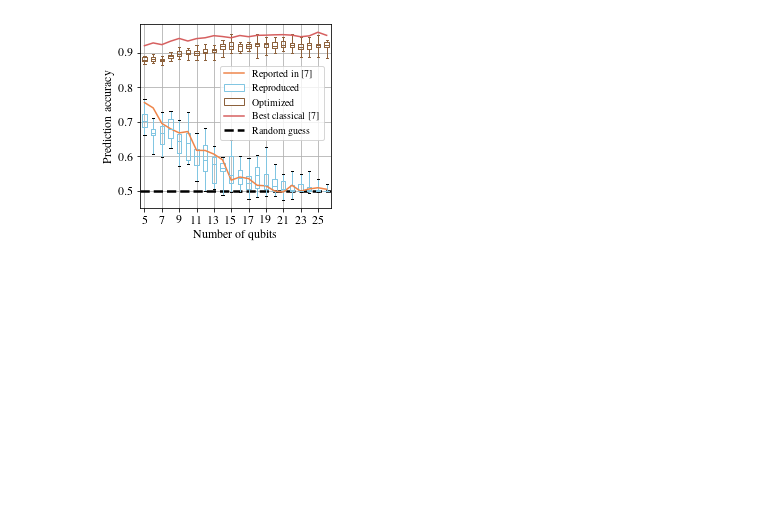
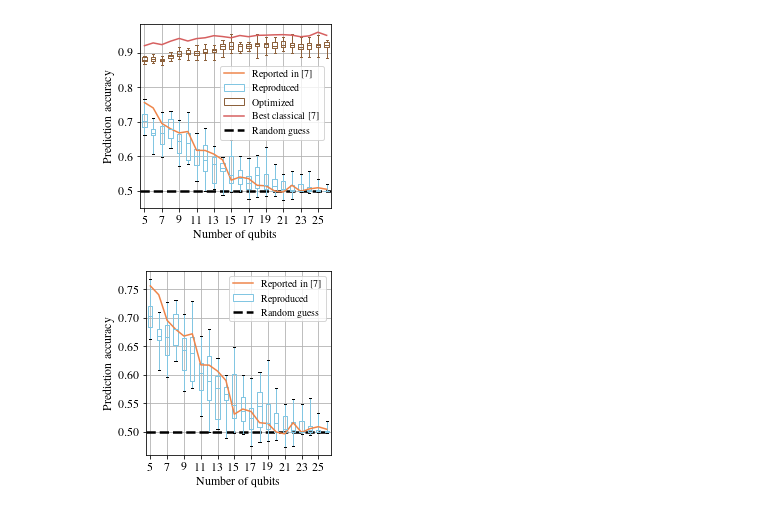
Before and after one commit to rsln-s/Importance-of-Kernel-Bandwidth-in-Quantum-Machine-Learning, a Jupyter notebook: reproduce-figures/Figure_1.ipynb, the cells around one changed output. Saved outputs shown, nothing was run; the diff lists cells and outputs as text; code cells hidden in the pictures; blank space fills up the shorter version.

Commit message:
added a figure with only reproduced results

```diff
--- a/reproduce-figures/Figure_1.ipynb
+++ b/reproduce-figures/Figure_1.ipynb
@@ -239,3 +239,76 @@ plt.tight_layout()
 plt.savefig('reproduce_huang_et_al.pdf')
 # %% [output]
 [figure]
+# %%
+from matplotlib.patches import Patch
+import seaborn as sns
+
+f, ax = plt.subplots(figsize=(2*6.92654/4, 2*6.92654/4))
+
+# bp_fixed = df_fixed.boxplot(
+#     'test_score',
+#     by='Number of qubits',
+#     ax=ax,
+#     whis=(0,100),
+#     return_type='dict',
+# )
+
+df_all_to_plot = df_all[df_all['Number of qubits'] <= df_fixed['Number of qubits'].max()]
+
+bp = df_all_to_plot.boxplot(
+    'test_score',
+    by='Number of qubits',
+    ax=ax,
+    whis=(0,100),
+    return_type='dict',
+)
+
+# lp = ax.plot(
+#     range(1, len(set(df_all_to_plot['dataset_dim']))+1),
+#     [1-x for x in [0.3045, 0.32, 0.332, 0.328, 0.3825, 0.383, 0.3935, 0.41, 0.469, 0.46, 0.4645, 0.484, 0.4855, 0.5005, 0.5035, 0.484, 0.501, 0.4945, 0.491, 0.4955, 0.4975, 0.4971]],
+#     label='Reported in [123]',
+#     c=sns.color_palette("muted")[1]
+# )
+
+lp = ax.plot(
+    range(1, len(set(df_all_to_plot['Number of qubits']))+1),
+    [1-x for x in [0.244, 0.2595, 0.3045, 0.32, 0.332, 0.328, 0.3825, 0.383, 0.3935, 0.41, 0.469, 0.46, 0.4645, 0.484, 0.4855, 0.5005, 0.5035, 0.484, 0.501, 0.4945, 0.491, 0.4955]],
+    label='Reported in [7]',
+    c=sns.color_palette("muted")[1]
+)
+
+# lp_cl = ax.plot(
+#     range(1, len(set(df_all_to_plot['Number of qubits']))+1),
+#     [1-x for x in [0.079, 0.071, 0.076, 0.066, 0.058, 0.0655, 0.0585, 0.056, 0.05, 0.0525, 0.056, 0.0495, 0.053, 0.049, 0.0485, 0.0475, 0.047, 0.0485, 0.053, 0.0505, 0.04, 0.049]],
+#     label='Best classical [7]',
+#     c=sns.color_palette("muted")[3]
+# )
+
+for line in bp['test_score']['boxes']+bp['test_score']['whiskers']+bp['test_score']['medians']:
+    line.set_color(sns.color_palette("muted")[9])
+
+for line in bp_fixed['test_score']['boxes']+bp_fixed['test_score']['whiskers']+bp_fixed['test_score']['medians']+bp_fixed['test_score']['means']+bp_fixed['test_score']['caps']:
+    line.set_color(sns.color_palette("muted")[5])
+
+ax.set_title('')
+ax.set_xlabel('Number of qubits', fontsize=12)
+ax.set_ylabel('Prediction accuracy')
+ax.set_xticks(range(1,22,2))
+
+lp_r = ax.hlines(y=0.5, xmin=ax.get_xlim()[0], xmax=ax.get_xlim()[1],
+                 color='k', linestyle='dashed', label='Random guess', linewidths=2.5)
+
+legend_elements = [lp[0],
+                   Patch(edgecolor=bp['test_score']['boxes'][0].get_color(),
+                         facecolor='white',
+                         label='Reproduced'),
+                  lp_r]
+
+ax.legend(handles=legend_elements)
+
+
+f.suptitle('')
+plt.tight_layout()
+plt.savefig('reproduce_huang_et_al_only_orig.pdf')
+# %% [output]
+[figure, added]
```
